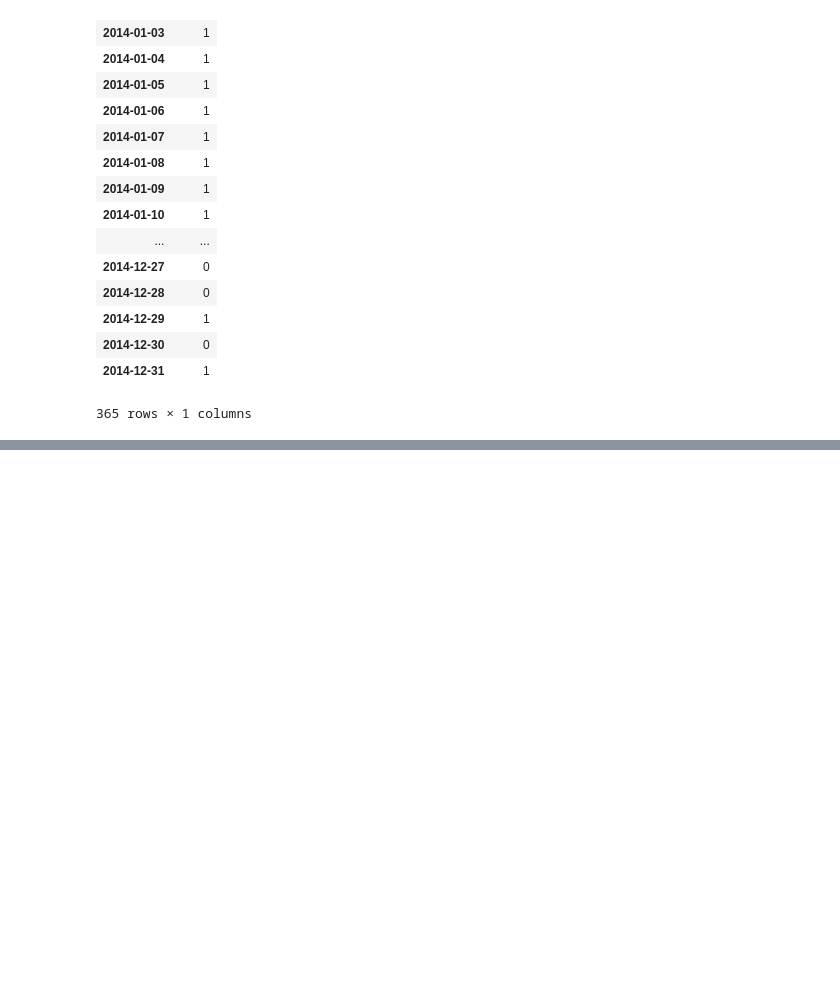
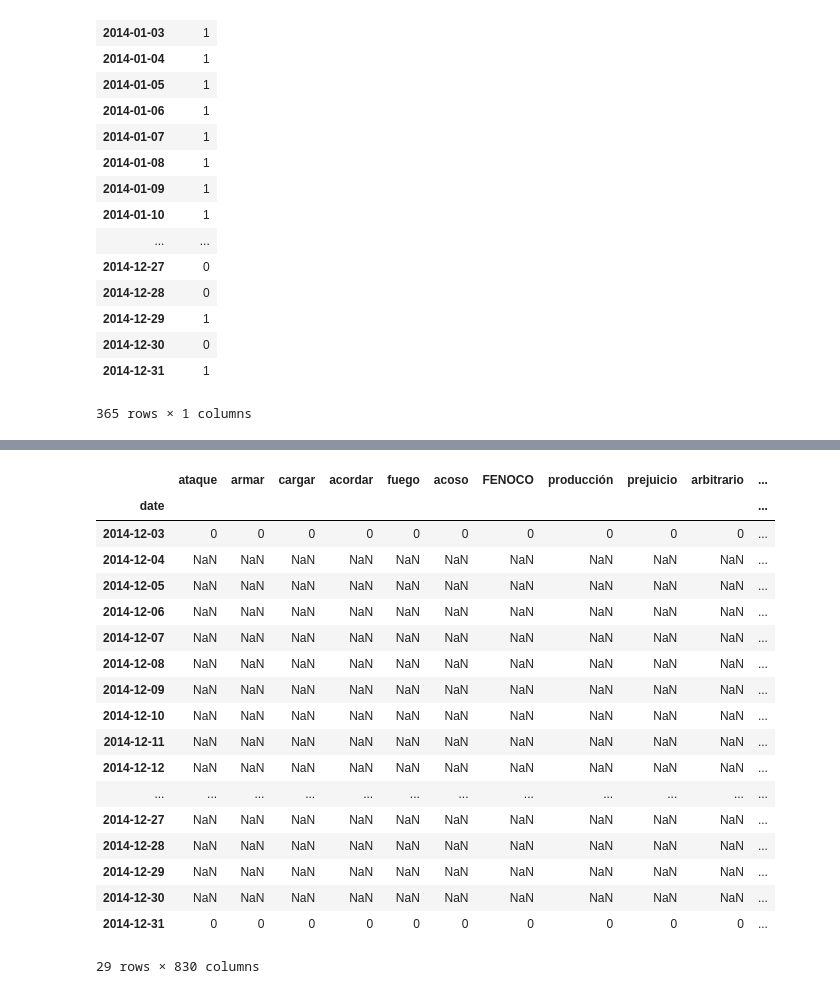
Before and after one commit to runninghack/multi_lingual_lasso, a Jupyter notebook: Untitled2.ipynb, the cells around one changed output, grey strips where cells are left out. Saved outputs shown, nothing was run; the diff lists cells and outputs as text; code cells hidden in the pictures; blank space fills up the shorter version.

```diff
--- a/Untitled2.ipynb
+++ b/Untitled2.ipynb
@@ -948,0 +1039,7 @@ df_gsr_filled.fillna(0)
+# %%
+ file_twitter = "./sample.txt"
+file_gsr = "./gsrAll.json"
+file_keys = "./CU_Keywords.2013-01-25T15-36-29"
+languages = ['English', 'Portuguese', 'Spanish']
+min_date = datetime(2014, 1, 1)
+max_date = datetime(2014, 12, 31)
@@ -948,0 +1070,24 @@ df_gsr_filled.fillna(0)
+# %%
+X = create_X(languages[2], get_keywords(file_keys))
+# %%
+X
+# %% [output]
+|  | ataque | armar | cargar | acordar | fuego | acoso | FENOCO | producción | prejuicio | arbitrario | ... |
+| date |  |  |  |  |  |  |  |  |  |  | ... |
+| 2014-12-03 | 0 | 0 | 0 | 0 | 0 | 0 | 0 | 0 | 0 | 0 | ... |
+| 2014-12-04 | NaN | NaN | NaN | NaN | NaN | NaN | NaN | NaN | NaN | NaN | ... |
+| 2014-12-05 | NaN | NaN | NaN | NaN | NaN | NaN | NaN | NaN | NaN | NaN | ... |
+| 2014-12-06 | NaN | NaN | NaN | NaN | NaN | NaN | NaN | NaN | NaN | NaN | ... |
+| 2014-12-07 | NaN | NaN | NaN | NaN | NaN | NaN | NaN | NaN | NaN | NaN | ... |
+| 2014-12-08 | NaN | NaN | NaN | NaN | NaN | NaN | NaN | NaN | NaN | NaN | ... |
+| 2014-12-09 | NaN | NaN | NaN | NaN | NaN | NaN | NaN | NaN | NaN | NaN | ... |
+| 2014-12-10 | NaN | NaN | NaN | NaN | NaN | NaN | NaN | NaN | NaN | NaN | ... |
+| 2014-12-11 | NaN | NaN | NaN | NaN | NaN | NaN | NaN | NaN | NaN | NaN | ... |
+| 2014-12-12 | NaN | NaN | NaN | NaN | NaN | NaN | NaN | NaN | NaN | NaN | ... |
+| ... | ... | ... | ... | ... | ... | ... | ... | ... | ... | ... | ... |
+| 2014-12-27 | NaN | NaN | NaN | NaN | NaN | NaN | NaN | NaN | NaN | NaN | ... |
+| 2014-12-28 | NaN | NaN | NaN | NaN | NaN | NaN | NaN | NaN | NaN | NaN | ... |
+| 2014-12-29 | NaN | NaN | NaN | NaN | NaN | NaN | NaN | NaN | NaN | NaN | ... |
+| 2014-12-30 | NaN | NaN | NaN | NaN | NaN | NaN | NaN | NaN | NaN | NaN | ... |
+| 2014-12-31 | 0 | 0 | 0 | 0 | 0 | 0 | 0 | 0 | 0 | 0 | ... |
+29 rows × 830 columns
```
Also changed, not shown: parts of 28 cells of this notebook, 3 other files.
